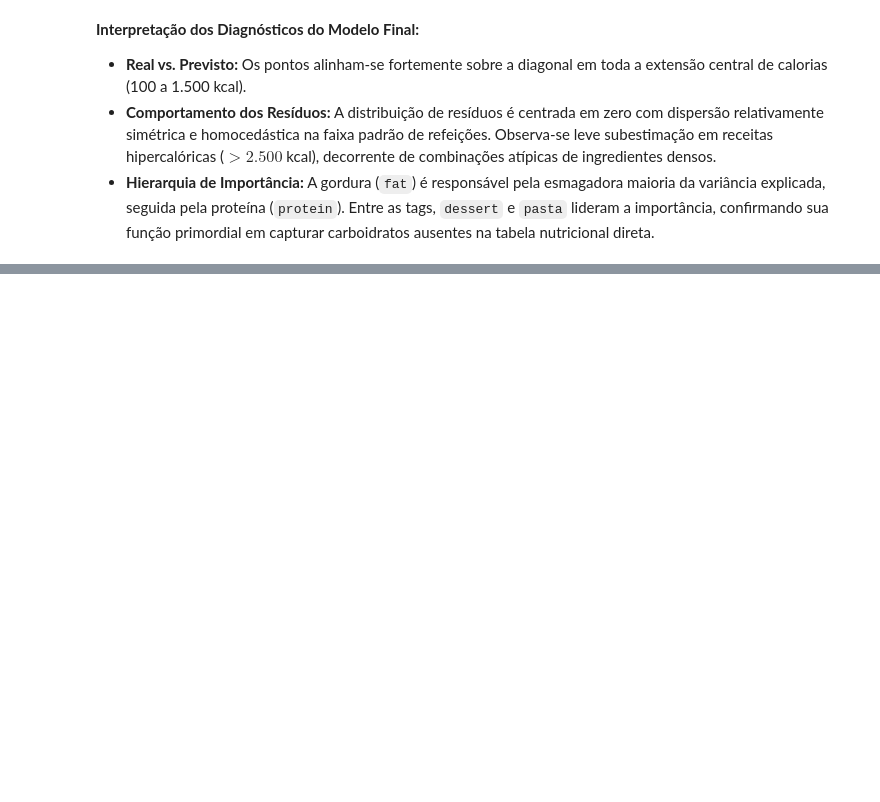
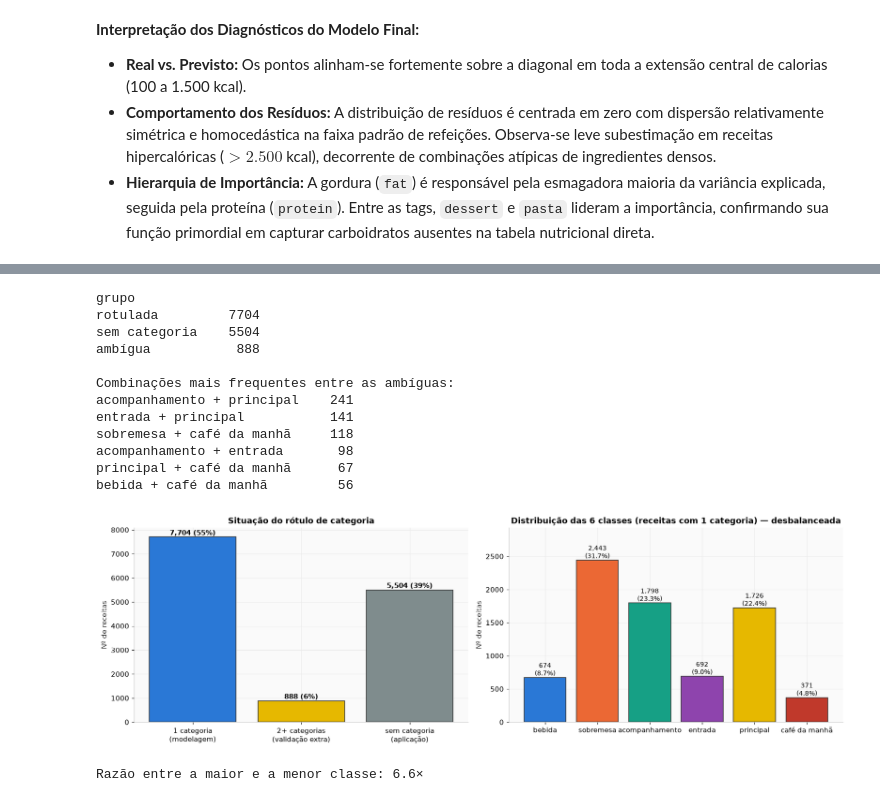
Before and after one commit to LucasBuccini/ml-trabalho-final, a Jupyter notebook: trabalho_final.ipynb, the cells around one changed output, grey strips where cells are left out. Cells and saved outputs as stored; diff of their text form; code cells hidden in the pictures; blank space fills up the shorter version.

```diff
--- a/trabalho_final.ipynb
+++ b/trabalho_final.ipynb
@@ -1698,0 +1002,56 @@ Este projeto final explorou o conjunto de dados da Epicurious sob a ótica dos t
+# %%
+# 2.2 Construção do alvo
+CATEGORIAS = {
+    "bebida": ["drink"],
+    "sobremesa": ["dessert"],
+    "acompanhamento": ["side"],
+    "entrada": ["appetizer"],
+    "principal": ["dinner", "lunch"],
+    "café da manhã": ["breakfast", "brunch"],
+}
+ORDEM_CLASSES = list(CATEGORIAS)
+TAGS_CATEGORIA = sorted({t for ts in CATEGORIAS.values() for t in ts})
+pertence = pd.DataFrame({c: dados_tipo[ts].max(axis=1).astype(int) for c, ts in CATEGORIAS.items()},
+                        index=dados_tipo.index)
+n_categorias = pertence.sum(axis=1)
+dados_tipo["grupo"] = np.select([n_categorias == 1, n_categorias > 1], ["rotulada", "ambígua"], default="sem categoria")
+dados_tipo["tipo"] = np.where(n_categorias == 1, pertence.idxmax(axis=1), None)
+
+print(dados_tipo["grupo"].value_counts().to_string())
+print("\nCombinações mais frequentes entre as ambíguas:")
+print(pertence[n_categorias > 1].apply(lambda r: " + ".join(r.index[r == 1]), axis=1).value_counts().head(6).to_string())
+
+dist_tipo = dados_tipo.loc[dados_tipo["grupo"] == "rotulada", "tipo"].value_counts().reindex(ORDEM_CLASSES)
+contagem_grupo = dados_tipo["grupo"].value_counts().reindex(["rotulada", "ambígua", "sem categoria"])
+fig, axes = plt.subplots(1, 2, figsize=(15, 4.8))
+axes[0].bar(["1 categoria\n(modelagem)", "2+ categorias\n(validação extra)", "sem categoria\n(aplicação)"],
+            contagem_grupo.values, color=["#2a78d6", "#e6b800", "#7f8c8d"], edgecolor="#333333")
+for i, v in enumerate(contagem_grupo.values):
+    axes[0].text(i, v + 80, f"{v:,} ({v / len(dados_tipo):.0%})", ha="center", fontweight="bold")
+axes[0].set_title("Situação do rótulo de categoria")
+axes[0].set_ylabel("Nº de receitas")
+axes[1].bar(dist_tipo.index, dist_tipo.values, color=PALETA[:6], edgecolor="#333333")
+for i, v in enumerate(dist_tipo.values):
+    axes[1].text(i, v + 30, f"{v:,}\n({v / dist_tipo.sum():.1%})", ha="center", fontsize=9)
+axes[1].set_title("Distribuição das 6 classes (receitas com 1 categoria) — desbalanceada")
+axes[1].set_ylabel("Nº de receitas")
+axes[1].set_ylim(0, dist_tipo.max() * 1.2)
+plt.tight_layout()
+plt.savefig("figuras/classificacao_alvo.png", dpi=150, bbox_inches="tight")
+plt.show()
+print(f"Razão entre a maior e a menor classe: {dist_tipo.max() / dist_tipo.min():.1f}×")
+# %% [output]
+grupo
+rotulada         7704
+sem categoria    5504
+ambígua           888
+
+Combinações mais frequentes entre as ambíguas:
+acompanhamento + principal    241
+entrada + principal           141
+sobremesa + café da manhã     118
+acompanhamento + entrada       98
+principal + café da manhã      67
+bebida + café da manhã         56
+[figure, added]
+Razão entre a maior e a menor classe: 6.6×
```
Also changed, not shown: parts of 90 cells of this notebook, 19 other files.
